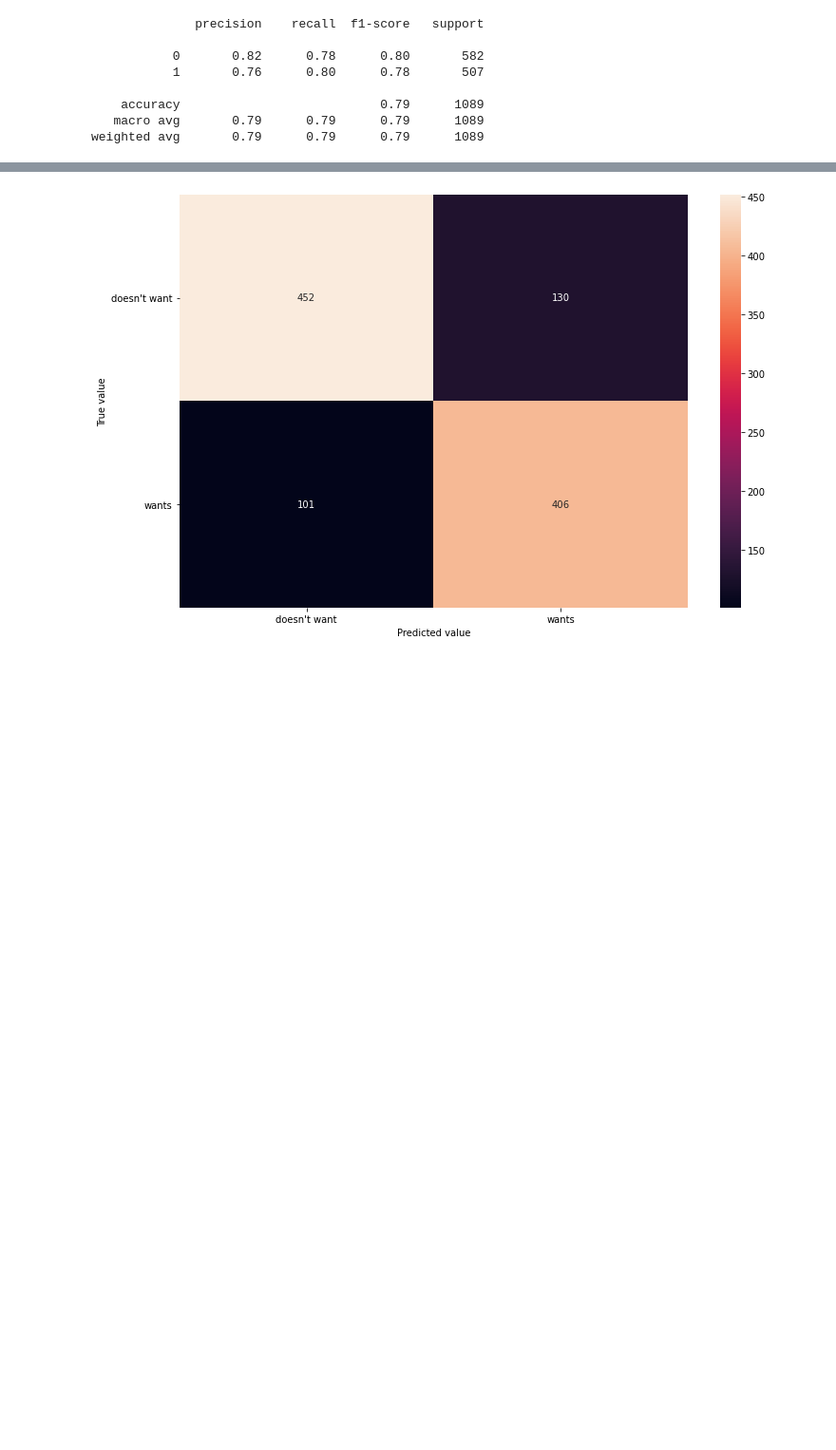
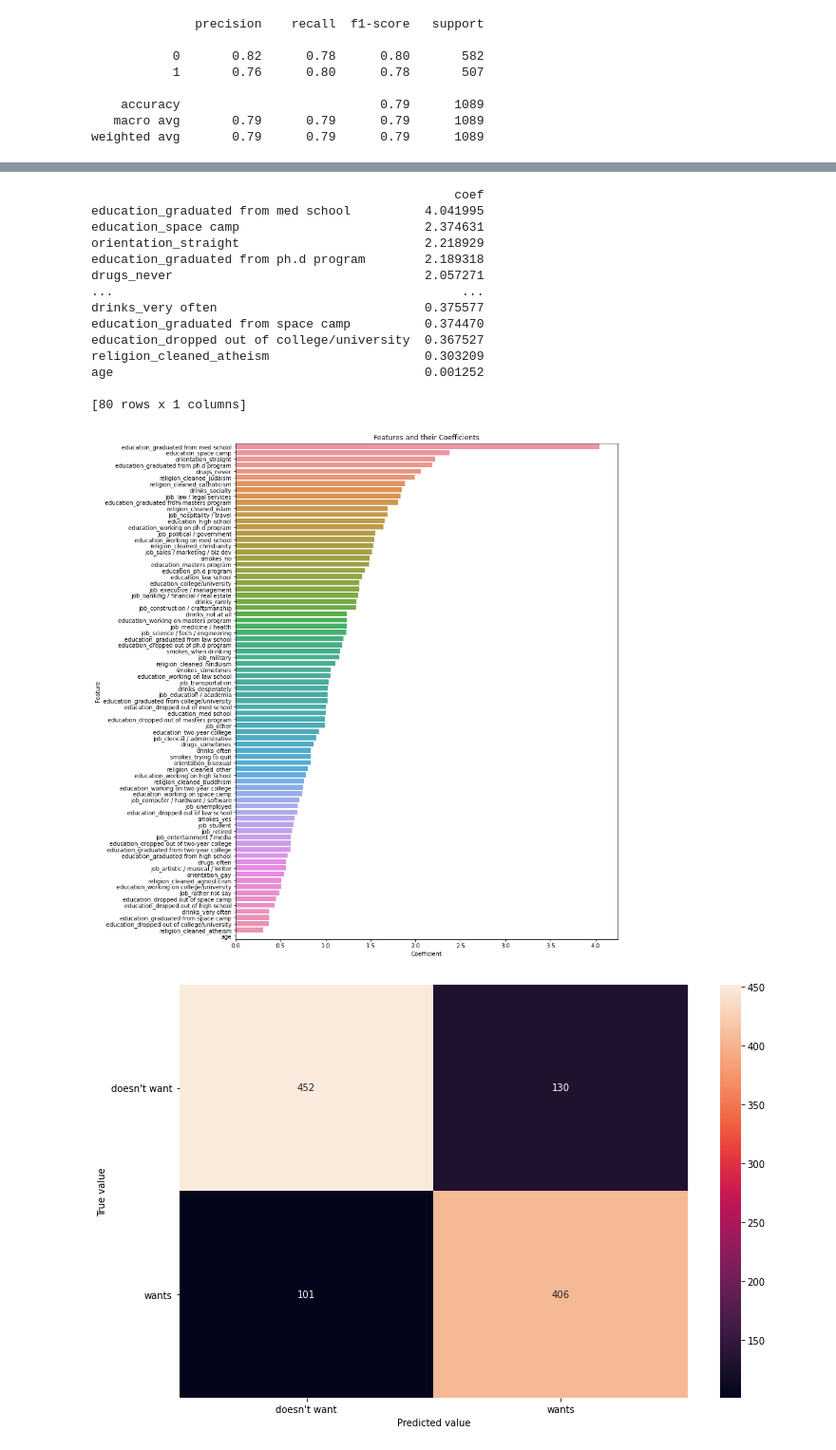
Before and after one commit to arkmalcom/date-a-scientist, a Jupyter notebook: date-a-scientist.ipynb, the cells around one changed output, grey strips where cells are left out. Shown at 95% size. Saved outputs shown, nothing was run; the diff lists cells and outputs as text; code cells hidden in the pictures; blank space fills up the shorter version.

Commit message:
added coefficient analysis

```diff
--- a/date-a-scientist.ipynb
+++ b/date-a-scientist.ipynb
@@ -658,7 +658,7 @@ from sklearn.linear_model import LogisticRegression
 With our data properly split, let's begin training our LR model.
 # %%
 lr_clf = LogisticRegression()
-lr_clf.fit(children_train_data, children_train_labels)
+lr_clf = lr_clf.fit(children_train_data, children_train_labels)
 lr_predictions = lr_clf.predict(children_test_data)
 print(classification_report(children_test_labels, lr_predictions))
 # %% [output]
@@ -673,3 +678,30 @@ weighted avg       0.79      0.79      0.79      1089
+# %%
+odds = np.exp(lr_clf.coef_[0])
+lr_df = pd.DataFrame(odds, children_data.columns, columns=['coef']).sort_values(by='coef', ascending=False)
+print(lr_df)
+plt.figure(figsize=(12,16))
+sns.barplot(data=lr_df, y=lr_df.index, x=lr_df.coef)
+plt.title('Features and their Coefficients')
+plt.xlabel('Coefficient')
+plt.ylabel('Feature')
+plt.savefig('feature-coef.png')
+plt.show()
+# %% [output]
+                                                 coef
+education_graduated from med school          4.041995
+education_space camp                         2.374631
+orientation_straight                         2.218929
+education_graduated from ph.d program        2.189318
+drugs_never                                  2.057271
+...                                               ...
+drinks_very often                            0.375577
+education_graduated from space camp          0.374470
+education_dropped out of college/university  0.367527
+religion_cleaned_atheism                     0.303209
+age                                          0.001252
+
+[80 rows x 1 columns]
+[figure, added]
 # %%
 children_cm = confusion_matrix(children_test_labels, lr_predictions)
 
```
Also changed, not shown: parts of 7 cells of this notebook, 2 other files.
